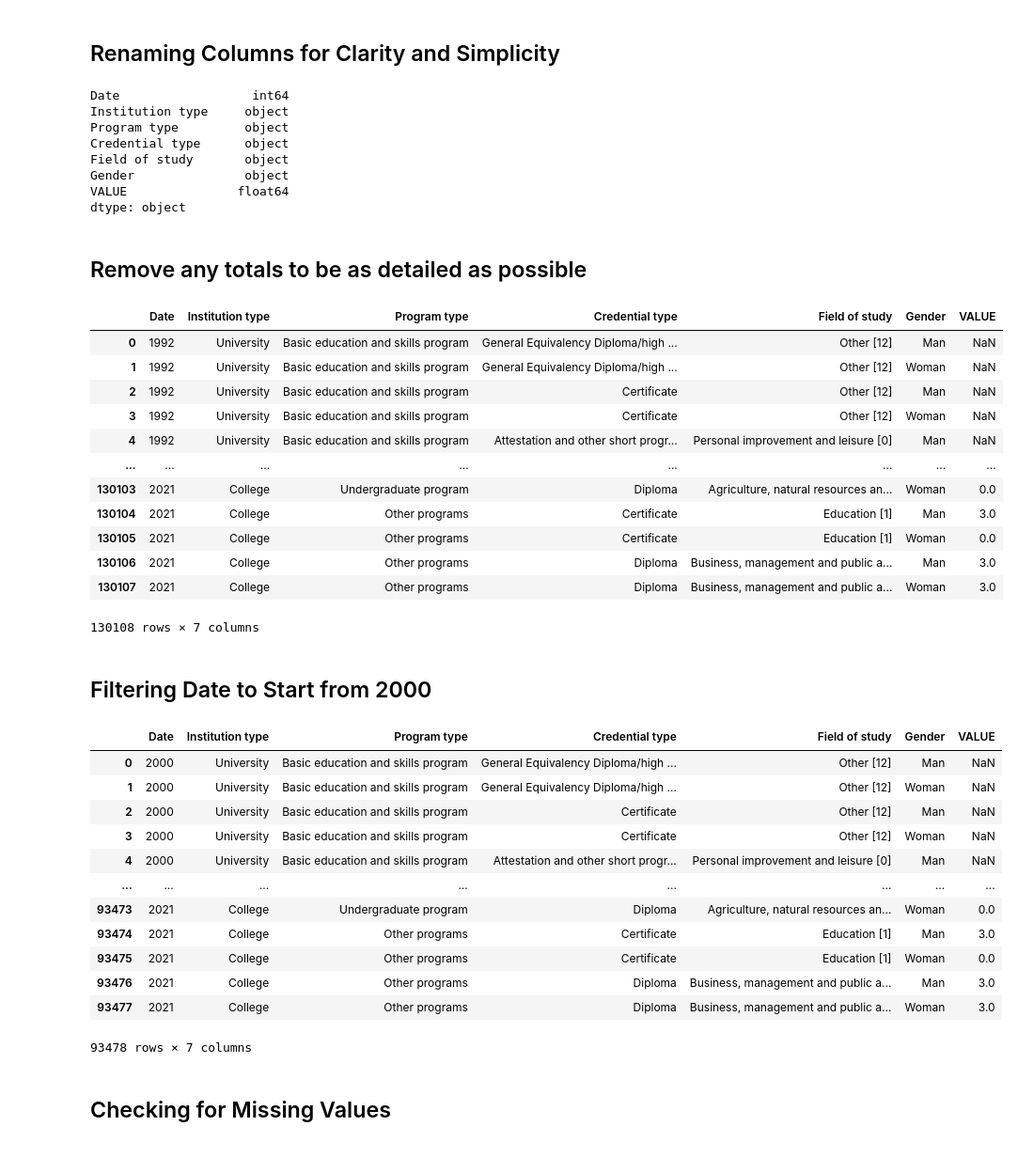
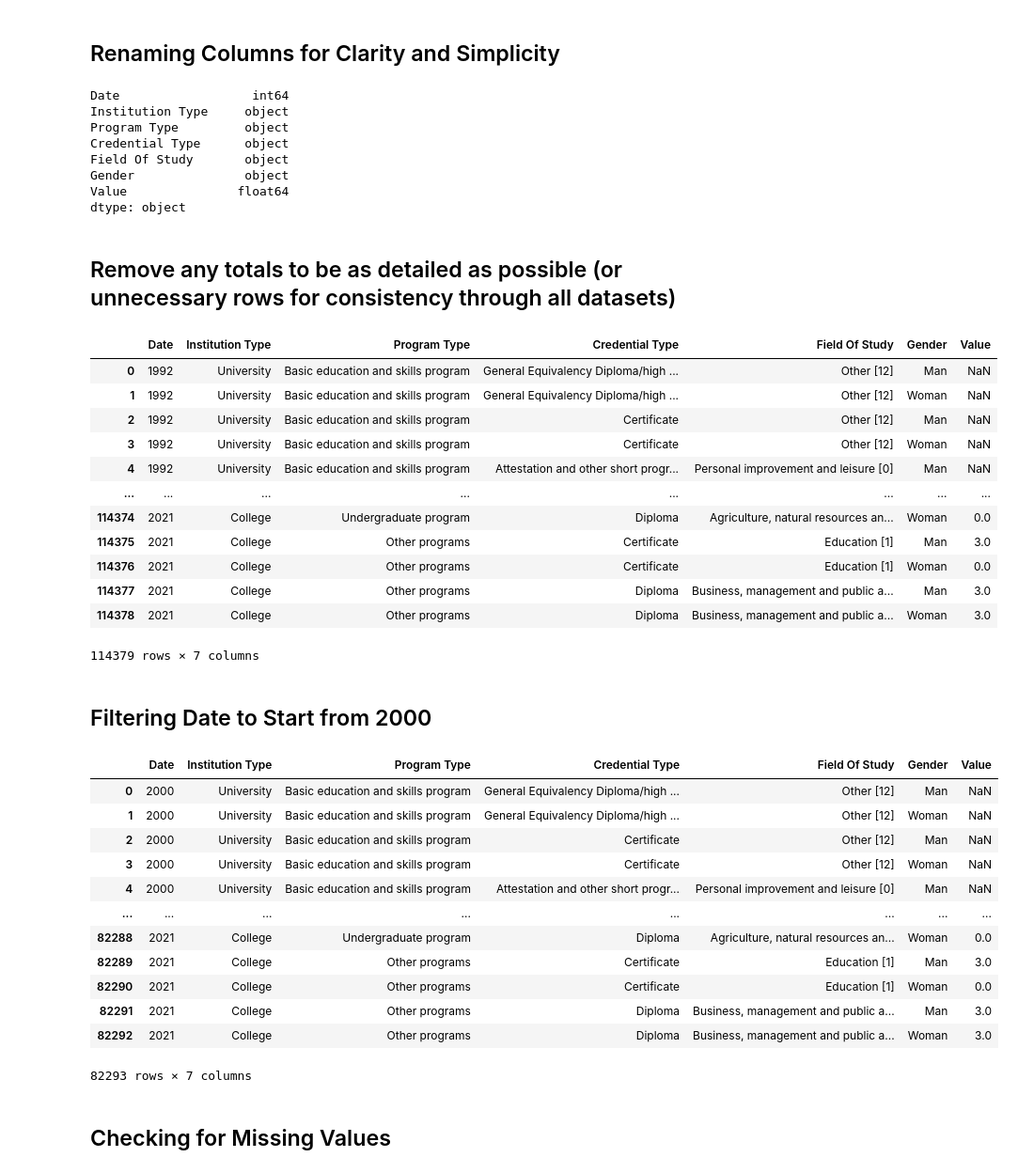
Before and after one commit to KhaledElbasiouni/CSI4142-Project, a Jupyter notebook: data-staging-graduates.ipynb, the cells around one changed output. Shown at 94% size. Cells and saved outputs as stored; diff of their text form; code cells hidden in the pictures.

```diff
--- a/data-staging-graduates.ipynb
+++ b/data-staging-graduates.ipynb
@@ -58,58 +58,59 @@ df.head()
 # %% [markdown]
 ## Renaming Columns for Clarity and Simplicity
 # %%
-df = df.rename(columns={'REF_DATE': 'Date'})
+df = df.rename(columns={'REF_DATE': 'Date', 'VALUE': 'Value', 'Institution type': 'Institution Type', 'Program type': 'Program Type', 'Credential type': 'Credential Type', 'Field of study': 'Field Of Study'})
 # %%
 df.dtypes
 # %% [output]
 Date                  int64
-Institution type     object
-Program type         object
-Credential type      object
-Field of study       object
+Institution Type     object
+Program Type         object
+Credential Type      object
+Field Of Study       object
 Gender               object
-VALUE               float64
+Value               float64
 dtype: object
 # %% [markdown]
-## Remove any totals to be as detailed as possible
+## Remove any totals to be as detailed as possible (or unnecessary rows for consistency through all datasets)
 # %%
 # Function to check if a record contains any totals
 def check_total(record):
     return record.split(', ')[0] == 'Total'
 # %%
-# Remove total gender
+# Remove total gender and gender unknown
+df = df[df['Gender'] != 'Gender unknown']
 updated_gender_df = df.drop(df[df['Gender'].apply(check_total)].index)
 
 # Remove total credential type
-updated_credential_df = updated_gender_df.drop(updated_gender_df[updated_gender_df['Credential type'].apply(check_total)].index)
+updated_credential_df = updated_gender_df.drop(updated_gender_df[updated_gender_df['Credential Type'].apply(check_total)].index)
 
 # Remove total program type
-updated_program_df = updated_credential_df.drop(updated_credential_df[updated_credential_df['Program type'].apply(check_total)].index)
+updated_program_df = updated_credential_df.drop(updated_credential_df[updated_credential_df['Program Type'].apply(check_total)].index)
 
 # Remove total institution type
-updated_institution_df = updated_program_df.drop(updated_program_df[updated_program_df['Institution type'].apply(check_total)].index)
+updated_institution_df = updated_program_df.drop(updated_program_df[updated_program_df['Institution Type'].apply(check_total)].index)
 
 # Remove total field of study
-updated_field_df = updated_institution_df.drop(updated_institution_df[updated_institution_df['Field of study'].apply(check_total)].index)
+updated_field_df = updated_institution_df.drop(updated_institution_df[updated_institution_df['Field Of Study'].apply(check_total)].index)
 
 
 updated_field_df.reset_index(drop=True, inplace=True)
 
 updated_field_df
 # %% [output]
-|  | Date | Institution type | Program type | Credential type | Field of study | Gender | VALUE |
+|  | Date | Institution Type | Program Type | Credential Type | Field Of Study | Gender | Value |
 | 0 | 1992 | University | Basic education and skills program | General Equivalency Diploma/high ... | Other [12] | Man | NaN |
 | 1 | 1992 | University | Basic education and skills program | General Equivalency Diploma/high ... | Other [12] | Woman | NaN |
 | 2 | 1992 | University | Basic education and skills program | Certificate | Other [12] | Man | NaN |
 | 3 | 1992 | University | Basic education and skills program | Certificate | Other [12] | Woman | NaN |
 | 4 | 1992 | University | Basic education and skills program | Attestation and other short progr... | Personal improvement and leisure [0] | Man | NaN |
 | ... | ... | ... | ... | ... | ... | ... | ... |
-| 130103 | 2021 | College | Undergraduate program | Diploma | Agriculture, natural resources an... | Woman | 0.0 |
-| 130104 | 2021 | College | Other programs | Certificate | Education [1] | Man | 3.0 |
-| 130105 | 2021 | College | Other programs | Certificate | Education [1] | Woman | 0.0 |
-| 130106 | 2021 | College | Other programs | Diploma | Business, management and public a... | Man | 3.0 |
-| 130107 | 2021 | College | Other programs | Diploma | Business, management and public a... | Woman | 3.0 |
+| 114374 | 2021 | College | Undergraduate program | Diploma | Agriculture, natural resources an... | Woman | 0.0 |
+| 114375 | 2021 | College | Other programs | Certificate | Education [1] | Man | 3.0 |
+| 114376 | 2021 | College | Other programs | Certificate | Education [1] | Woman | 0.0 |
+| 114377 | 2021 | College | Other programs | Diploma | Business, management and public a... | Man | 3.0 |
+| 114378 | 2021 | College | Other programs | Diploma | Business, management and public a... | Woman | 3.0 |
-130108 rows × 7 columns
+114379 rows × 7 columns
 # %% [markdown]
 ## Filtering Date to Start from 2000
 # %%
@@ -118,19 +119,19 @@ df.reset_index(drop=True, inplace=True)
 # %%
 df
 # %% [output]
-|  | Date | Institution type | Program type | Credential type | Field of study | Gender | VALUE |
+|  | Date | Institution Type | Program Type | Credential Type | Field Of Study | Gender | Value |
 | 0 | 2000 | University | Basic education and skills program | General Equivalency Diploma/high ... | Other [12] | Man | NaN |
 | 1 | 2000 | University | Basic education and skills program | General Equivalency Diploma/high ... | Other [12] | Woman | NaN |
 | 2 | 2000 | University | Basic education and skills program | Certificate | Other [12] | Man | NaN |
 | 3 | 2000 | University | Basic education and skills program | Certificate | Other [12] | Woman | NaN |
 | 4 | 2000 | University | Basic education and skills program | Attestation and other short progr... | Personal improvement and leisure [0] | Man | NaN |
 | ... | ... | ... | ... | ... | ... | ... | ... |
-| 93473 | 2021 | College | Undergraduate program | Diploma | Agriculture, natural resources an... | Woman | 0.0 |
-| 93474 | 2021 | College | Other programs | Certificate | Education [1] | Man | 3.0 |
-| 93475 | 2021 | College | Other programs | Certificate | Education [1] | Woman | 0.0 |
-| 93476 | 2021 | College | Other programs | Diploma | Business, management and public a... | Man | 3.0 |
-| 93477 | 2021 | College | Other programs | Diploma | Business, management and public a... | Woman | 3.0 |
+| 82288 | 2021 | College | Undergraduate program | Diploma | Agriculture, natural resources an... | Woman | 0.0 |
+| 82289 | 2021 | College | Other programs | Certificate | Education [1] | Man | 3.0 |
+| 82290 | 2021 | College | Other programs | Certificate | Education [1] | Woman | 0.0 |
+| 82291 | 2021 | College | Other programs | Diploma | Business, management and public a... | Man | 3.0 |
+| 82292 | 2021 | College | Other programs | Diploma | Business, management and public a... | Woman | 3.0 |
-93478 rows × 7 columns
+82293 rows × 7 columns
 # %% [markdown]
 ## Checking for Missing Values
 # %%
```
Also changed, not shown: parts of 11 cells of this notebook, 3 other files.
